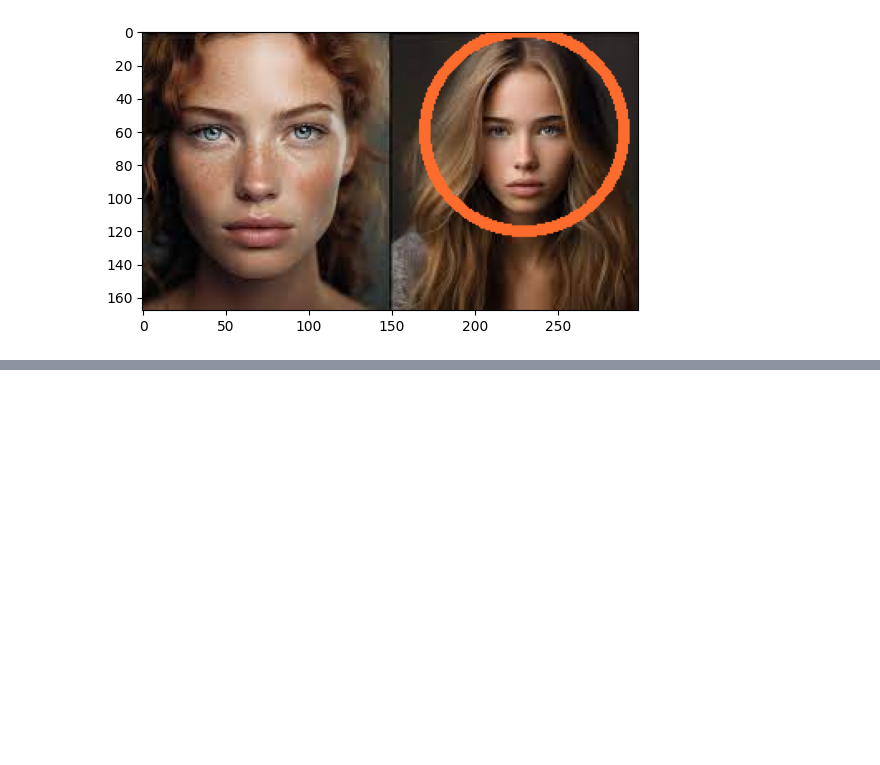
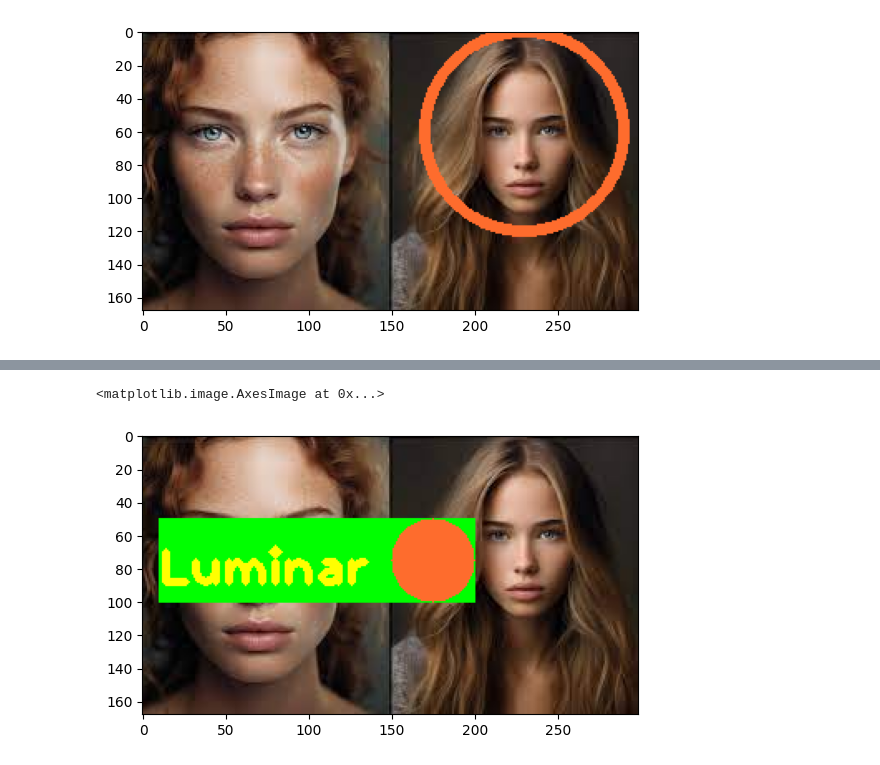
Before and after one commit to AMALNR98/Data-Science-ML-AI_Big_Data_with_Cloud_TABLEAU, a Jupyter notebook: Deep Learning/OpenCV/drawings.ipynb, the cells around one changed output, grey strips where cells are left out. Saved outputs shown, nothing was run; the diff lists cells and outputs as text; code cells hidden in the pictures; blank space fills up the shorter version.

```diff
--- a/Deep Learning/OpenCV/drawings.ipynb
+++ b/Deep Learning/OpenCV/drawings.ipynb
@@ -91,0 +112,25 @@ plt.imshow(cir_img)
+# %%
+img_rgb = cv2.cvtColor(img,cv2.COLOR_BGR2RGB)
+pattern_img = cv2.rectangle(
+    img_rgb,
+    pt1=(200,100),pt2=(10,50),
+    color=(0,255,0),thickness=-1
+    )
+text_img = cv2.putText(
+                        img_rgb,
+                        text= 'Luminar',
+                        org=(10, 90),
+                        fontFace=cv2.FONT_HERSHEY_PLAIN,
+                        fontScale=2,
+                        color=(255,255,0),
+                        thickness=4
+                        )
+cir_img = cv2.circle(img_rgb,
+                     center=(175,75),
+                     radius=25,
+                     thickness=-1,
+                     color=(254,108,45))
+plt.imshow(img_rgb)
+# %% [output]
+<matplotlib.image.AxesImage at 0x...>
+[figure, added]
```
Also changed, not shown: parts of 5 cells of this notebook, 37 other files.
